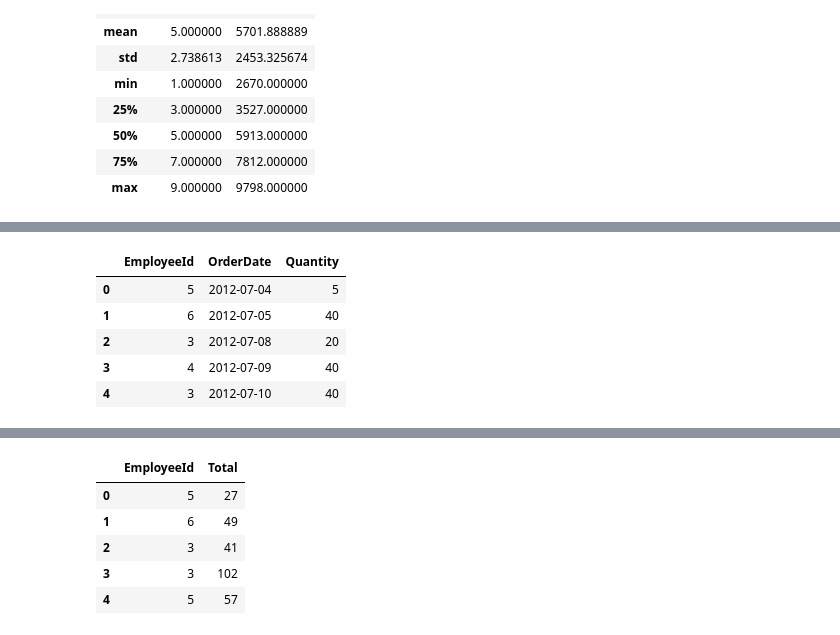
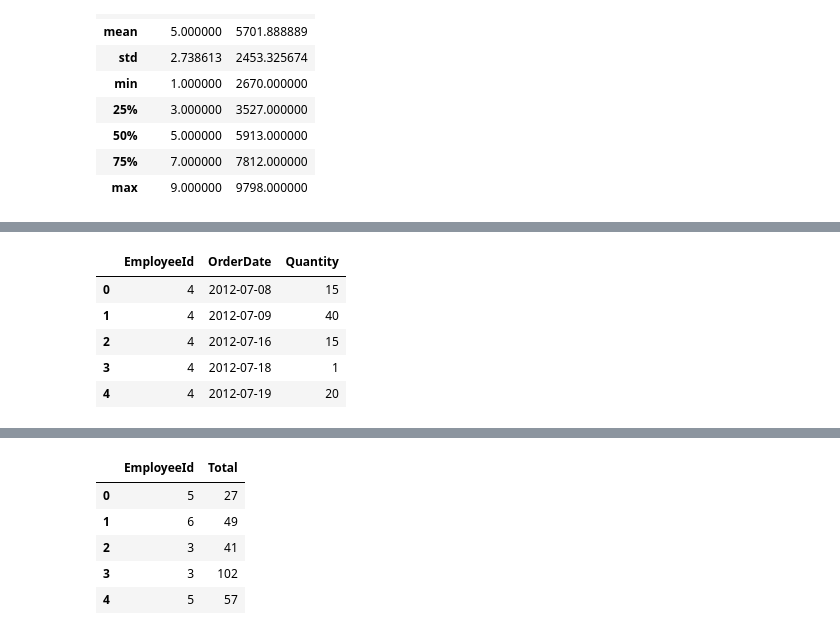
Before and after one commit to MagicMilly/dsc-2-final-project-online-ds-ft-100118, a Jupyter notebook: student.ipynb, the cells around one changed output, grey strips where cells are left out. Saved outputs shown, nothing was run; the diff lists cells and outputs as text; code cells hidden in the pictures.

```diff
--- a/student.ipynb
+++ b/student.ipynb
@@ -438,11 +476,11 @@ employee_sales_df.describe()
 # %%
-monthly_sales_by_employee = pd.read_sql_query('SELECT EmployeeId, OrderDate, OrderDetail.Quantity FROM [Order] INNER \
-JOIN OrderDetail ON [Order].Id = OrderDetail.OrderId GROUP BY OrderDate;', conn)
-monthly_sales_by_employee.head()
+daily_sales_by_number_4 = pd.read_sql_query('SELECT EmployeeId, OrderDate, OrderDetail.Quantity FROM [Order] INNER \
+JOIN OrderDetail ON [Order].Id = OrderDetail.OrderId WHERE EmployeeId = 4 GROUP BY OrderDate;', conn)
+daily_sales_by_number_4.head()
 # %% [output]
 |  | EmployeeId | OrderDate | Quantity |
-| 0 | 5 | 2012-07-04 | 5 |
-| 1 | 6 | 2012-07-05 | 40 |
-| 2 | 3 | 2012-07-08 | 20 |
-| 3 | 4 | 2012-07-09 | 40 |
-| 4 | 3 | 2012-07-10 | 40 |
+| 0 | 4 | 2012-07-08 | 15 |
+| 1 | 4 | 2012-07-09 | 40 |
+| 2 | 4 | 2012-07-16 | 15 |
+| 3 | 4 | 2012-07-18 | 1 |
+| 4 | 4 | 2012-07-19 | 20 |
```
Also changed, not shown: parts of 8 cells of this notebook.
